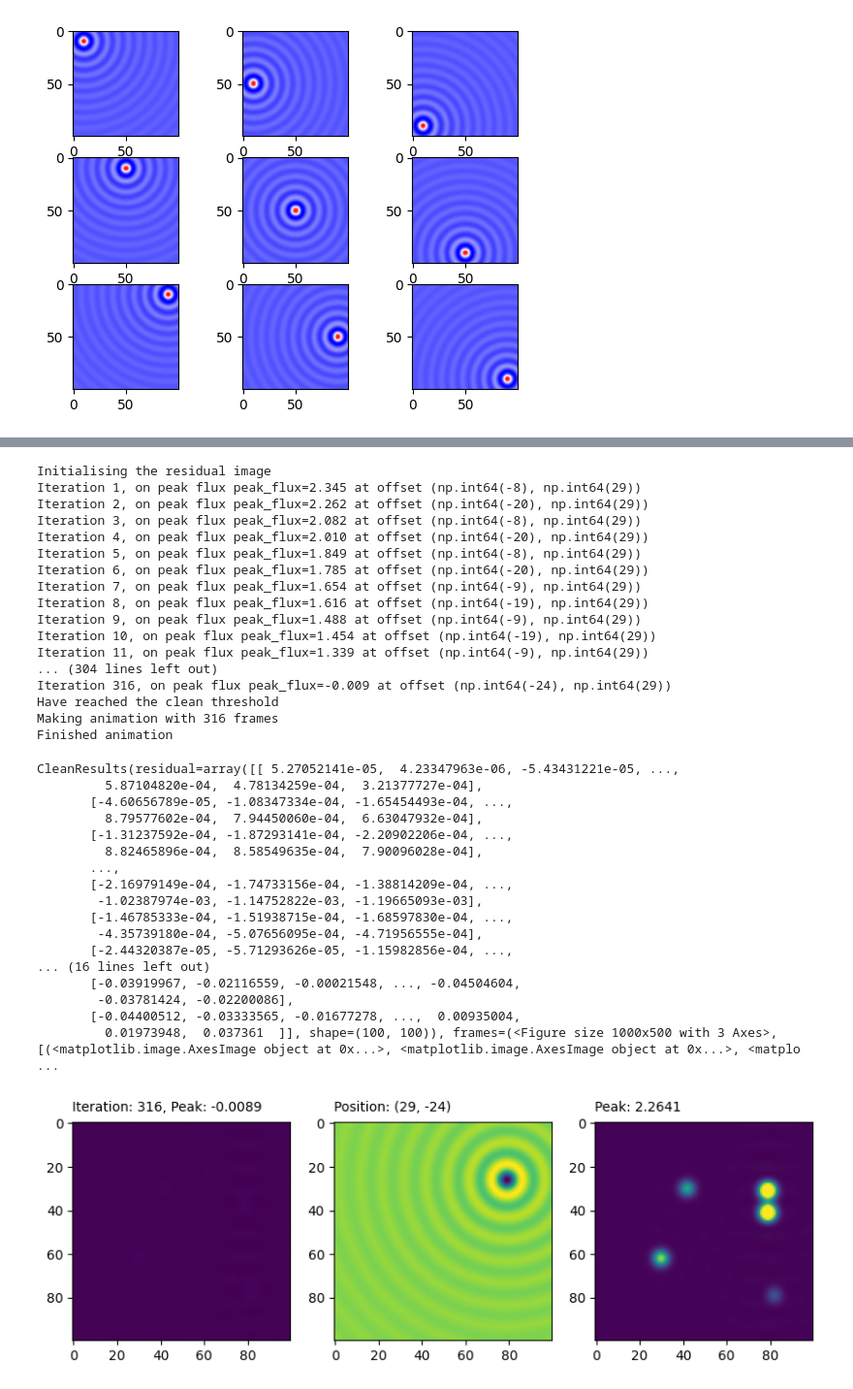
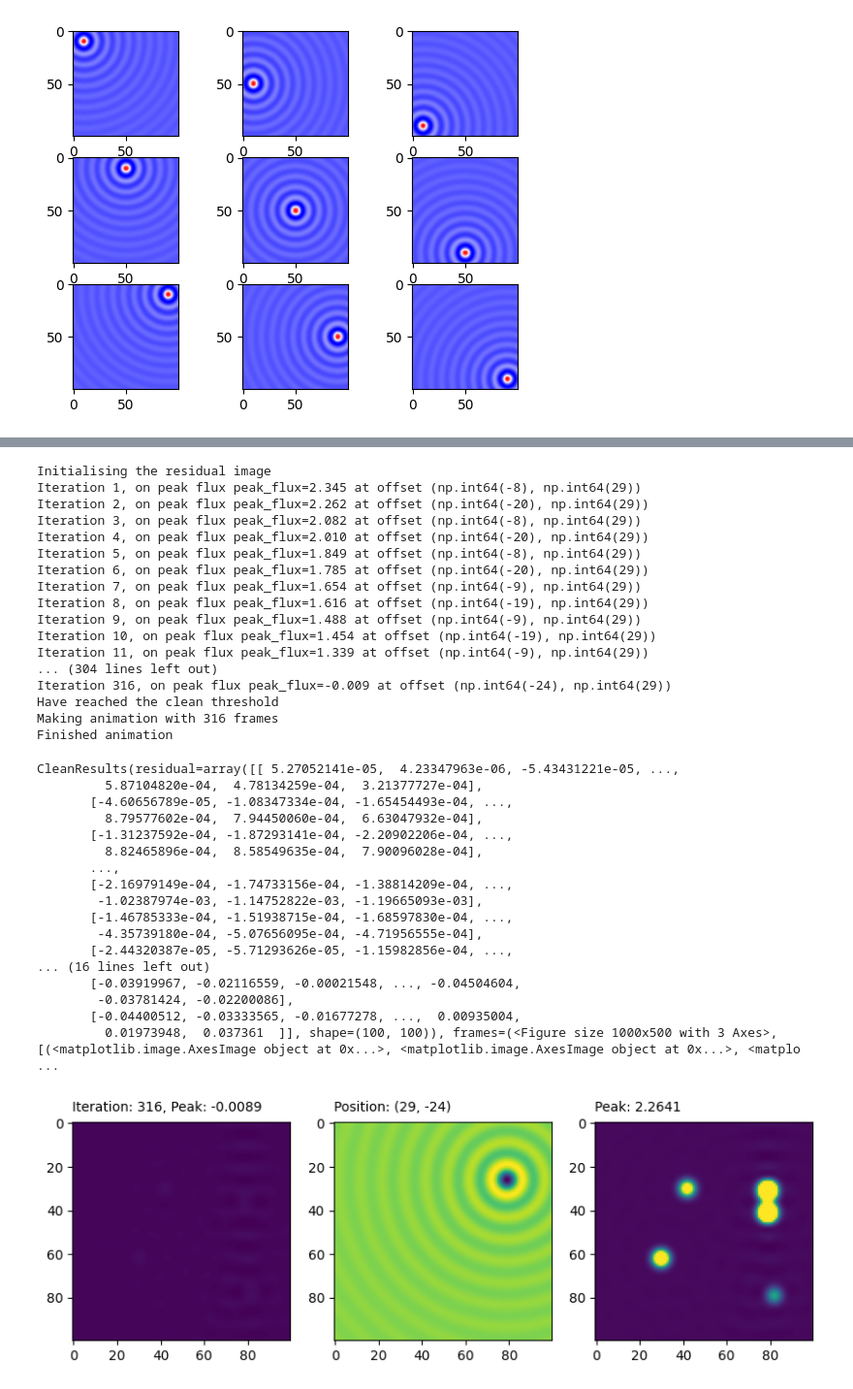
Before and after one commit to tjgalvin/Radio-School-2026, a Jupyter notebook: toy_clean.ipynb, the cells around one changed output, grey strips where cells are left out. Shown at 97% size. Cells and saved outputs as stored; diff of their text form; code cells hidden in the pictures.

```diff
--- a/toy_clean.ipynb
+++ b/toy_clean.ipynb
@@ -415,6 +430,7 @@ def clean(pix_coords: PixCoords, dirty: Dirty, clean_options: CleanOptions) -> C
     model = np.zeros_like(residual)
 
     v_max = np.max(residual) * 0.5
+    v_max = 0.5
 
     iteration = 0
     while True:
@@ -457,7 +473,7 @@ def clean(pix_coords: PixCoords, dirty: Dirty, clean_options: CleanOptions) -> C
         residual=residual, model=model, dirty=dirty, frames=(fig, frames)
     )
 
-def run_cleaner(clean_options: CleanOptions, out_path: Path) -> CleanResults:
+def run_cleaner(clean_options: CleanOptions, out_path: Path, fps: int = 5) -> CleanResults:
     clean_results = clean(pix_coords=pix_coords, dirty=dirty, clean_options=clean_options)
 
     if clean_results.frames is not None:
@@ -465,7 +481,7 @@ def run_cleaner(clean_options: CleanOptions, out_path: Path) -> CleanResults:
         clean_animation = animation.ArtistAnimation(
             *clean_results.frames, blit=True, interval=50
         )
-        clean_animation.save(out_path, writer="ffmpeg", fps=5)
+        clean_animation.save(out_path, writer="ffmpeg", fps=fps)
         print("Finished animation")
 
     return clean_results
@@ -486,31 +502,31 @@ Iteration 3, on peak flux peak_flux=2.082 at offset (np.int64(-8), np.int64(29))
 Iteration 4, on peak flux peak_flux=2.010 at offset (np.int64(-20), np.int64(29))
 Iteration 5, on peak flux peak_flux=1.849 at offset (np.int64(-8), np.int64(29))
 Iteration 6, on peak flux peak_flux=1.785 at offset (np.int64(-20), np.int64(29))
 Iteration 7, on peak flux peak_flux=1.654 at offset (np.int64(-9), np.int64(29))
 Iteration 8, on peak flux peak_flux=1.616 at offset (np.int64(-19), np.int64(29))
 Iteration 9, on peak flux peak_flux=1.488 at offset (np.int64(-9), np.int64(29))
 Iteration 10, on peak flux peak_flux=1.454 at offset (np.int64(-19), np.int64(29))
 Iteration 11, on peak flux peak_flux=1.339 at offset (np.int64(-9), np.int64(29))
 ... (304 lines left out)
 Iteration 316, on peak flux peak_flux=-0.009 at offset (np.int64(-24), np.int64(29))
 Have reached the clean threshold
 Making animation with 316 frames
 Finished animation
 CleanResults(residual=array([[ 5.27052141e-05,  4.23347963e-06, -5.43431221e-05, ...,
          5.87104820e-04,  4.78134259e-04,  3.21377727e-04],
        [-4.60656789e-05, -1.08347334e-04, -1.65454493e-04, ...,
          8.79577602e-04,  7.94450060e-04,  6.63047932e-04],
        [-1.31237592e-04, -1.87293141e-04, -2.20902206e-04, ...,
          8.82465896e-04,  8.58549635e-04,  7.90096028e-04],
        ...,
        [-2.16979149e-04, -1.74733156e-04, -1.38814209e-04, ...,
         -1.02387974e-03, -1.14752822e-03, -1.19665093e-03],
        [-1.46785333e-04, -1.51938715e-04, -1.68597830e-04, ...,
         -4.35739180e-04, -5.07656095e-04, -4.71956555e-04],
        [-2.44320387e-05, -5.71293626e-05, -1.15982856e-04, ...,
 ... (16 lines left out)
        [-0.03919967, -0.02116559, -0.00021548, ..., -0.04504604,
         -0.03781424, -0.02200086],
        [-0.04400512, -0.03333565, -0.01677278, ...,  0.00935004,
          0.01973948,  0.037361  ]], shape=(100, 100)), frames=(<Figure size 1000x500 with 3 Axes>, [(<matplotlib.image.AxesImage object at 0x...>, <matplotlib.image.AxesImage object at 0x...>, <matplo ...
-[figure, old version]
+[figure, new version]
```
Also changed, not shown: parts of 5 cells of this notebook.
